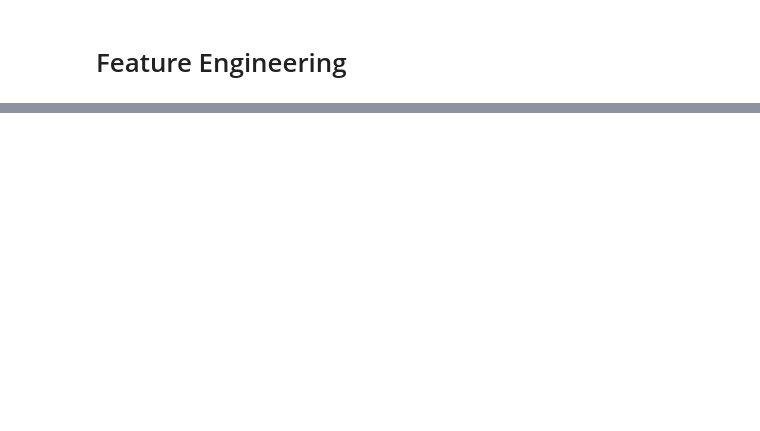
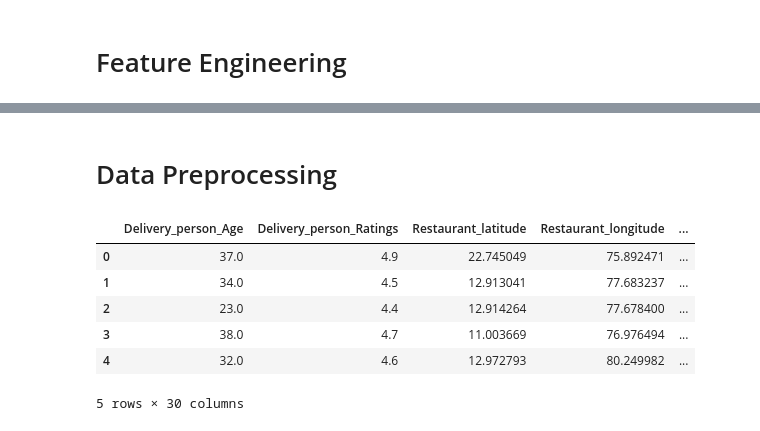
Before and after one commit to Siddharth3271/Food-Delivery-Prediction, a Jupyter notebook: Food Delivery Prediction.ipynb, the cells around one changed output, grey strips where cells are left out. Drawn from its saved outputs; the diff is of its cells as text; code cells hidden in the pictures; blank space fills up the shorter version.

```diff
--- a/Food Delivery Prediction.ipynb
+++ b/Food Delivery Prediction.ipynb
@@ -442,0 +449,18 @@ df_train.head()
+# %% [markdown]
+# Data Preprocessing
+# %%
+def label_encoding(df):
+    categorical_columns=df.select_dtypes(include='object').columns
+    label_encoder=LabelEncoder()
+    df[categorical_columns]=df[categorical_columns].apply(lambda col:label_encoder.fit_transform(col))
+
+label_encoding(df_train)
+df_train.head()
+# %% [output]
+|  | Delivery_person_Age | Delivery_person_Ratings | Restaurant_latitude | Restaurant_longitude | ... |
+| 0 | 37.0 | 4.9 | 22.745049 | 75.892471 | ... |
+| 1 | 34.0 | 4.5 | 12.913041 | 77.683237 | ... |
+| 2 | 23.0 | 4.4 | 12.914264 | 77.678400 | ... |
+| 3 | 38.0 | 4.7 | 11.003669 | 76.976494 | ... |
+| 4 | 32.0 | 4.6 | 12.972793 | 80.249982 | ... |
+5 rows × 30 columns
```
Also changed, not shown: parts of 13 cells of this notebook.
